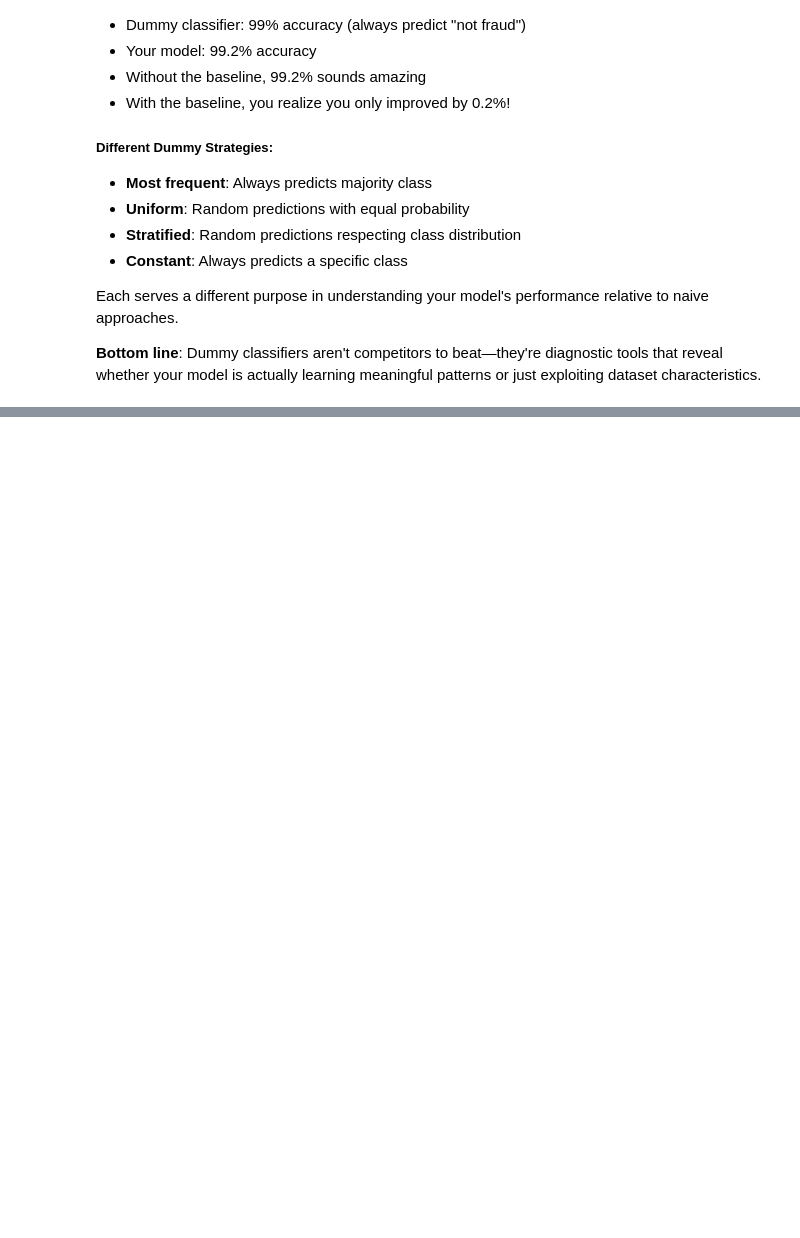
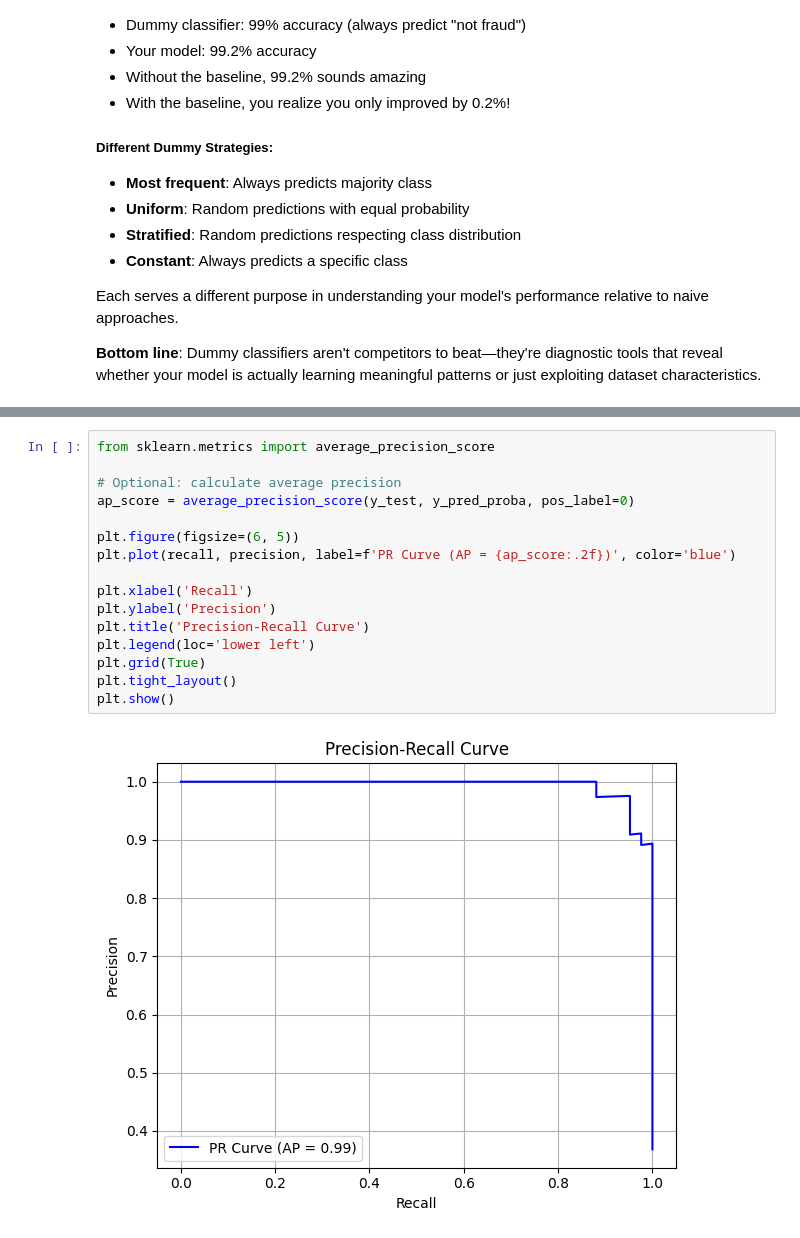
Before and after one commit to thathsarabandara/intro-to-ml-sjp, a Jupyter notebook: week_04/evaluation_metrics.ipynb, the cells around one changed output, grey strips where cells are left out. Saved outputs shown, nothing was run; the diff lists cells and outputs as text; blank space fills up the shorter version.

```diff
--- a/week_04/evaluation_metrics.ipynb
+++ b/week_04/evaluation_metrics.ipynb
@@ -315,0 +352,18 @@ Each serves a different purpose in understanding your model's performance relati
+# %%
+from sklearn.metrics import average_precision_score
+
+# Optional: calculate average precision
+ap_score = average_precision_score(y_test, y_pred_proba, pos_label=0)
+
+plt.figure(figsize=(6, 5))
+plt.plot(recall, precision, label=f'PR Curve (AP = {ap_score:.2f})', color='blue')
+
+plt.xlabel('Recall')
+plt.ylabel('Precision')
+plt.title('Precision-Recall Curve')
+plt.legend(loc='lower left')
+plt.grid(True)
+plt.tight_layout()
+plt.show()
+# %% [output]
+[figure, added]
```
Also changed, not shown: parts of 4 cells of this notebook, 1 other file.
